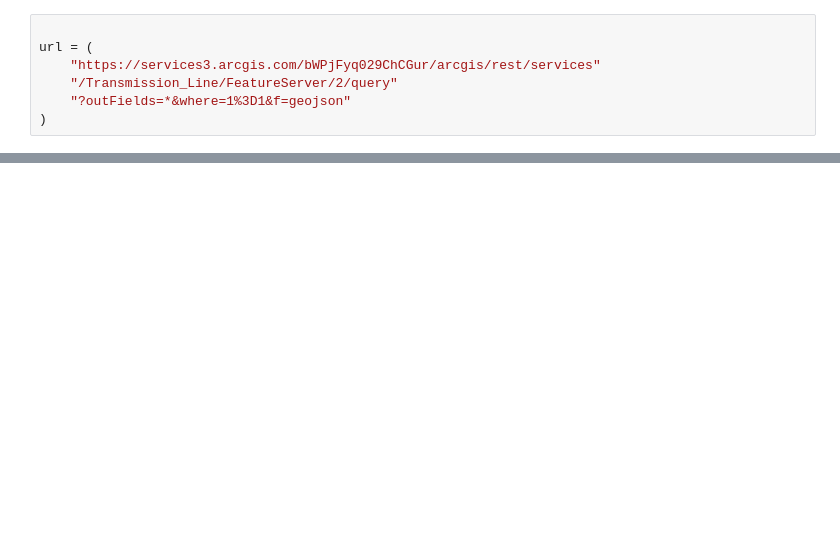
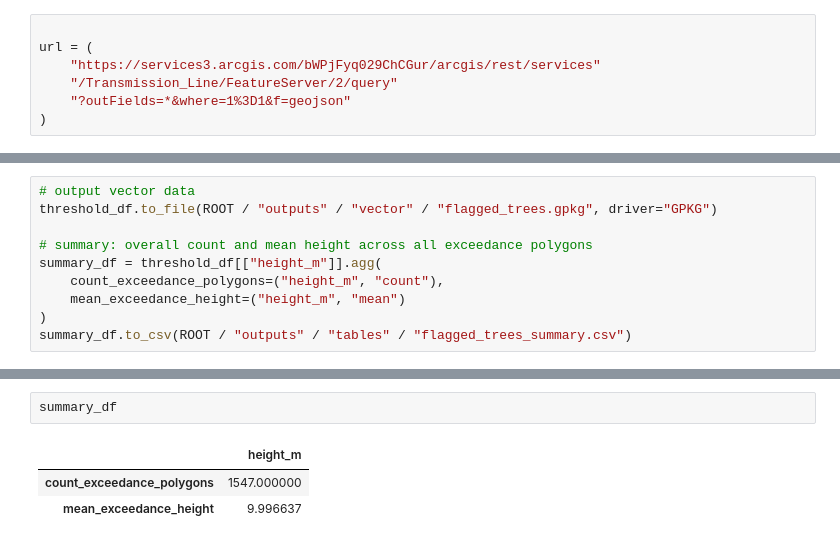
Before and after one commit to imsibaja/lidar-utility-corridor, a Jupyter notebook: notebooks/04_corridor_analysis.ipynb, the cells around one changed output, grey strips where cells are left out. Saved outputs shown, nothing was run; the diff lists cells and outputs as text; blank space fills up the shorter version.

```diff
--- a/notebooks/04_corridor_analysis.ipynb
+++ b/notebooks/04_corridor_analysis.ipynb
@@ -66,0 +121,10 @@ load_corridor_centerline(url, normalized_las_path).plot()
+# %%
+# output vector data
+threshold_df.to_file(ROOT / "outputs" / "vector" / "flagged_trees.gpkg", driver="GPKG")
+
+# summary: overall count and mean height across all exceedance polygons
+summary_df = threshold_df[["height_m"]].agg(
+    count_exceedance_polygons=("height_m", "count"),
+    mean_exceedance_height=("height_m", "mean")
+)
+summary_df.to_csv(ROOT / "outputs" / "tables" / "flagged_trees_summary.csv")
@@ -66,0 +143,6 @@ load_corridor_centerline(url, normalized_las_path).plot()
+# %%
+summary_df
+# %% [output]
+|  | height_m |
+| count_exceedance_polygons | 1547.000000 |
+| mean_exceedance_height | 9.996637 |
```
Also changed, not shown: parts of 11 cells of this notebook, 2 other files.
